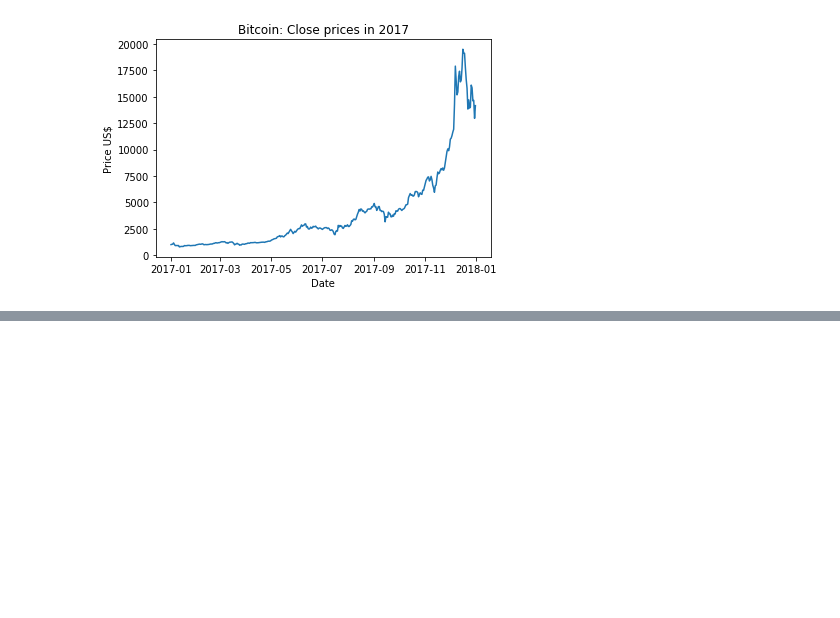
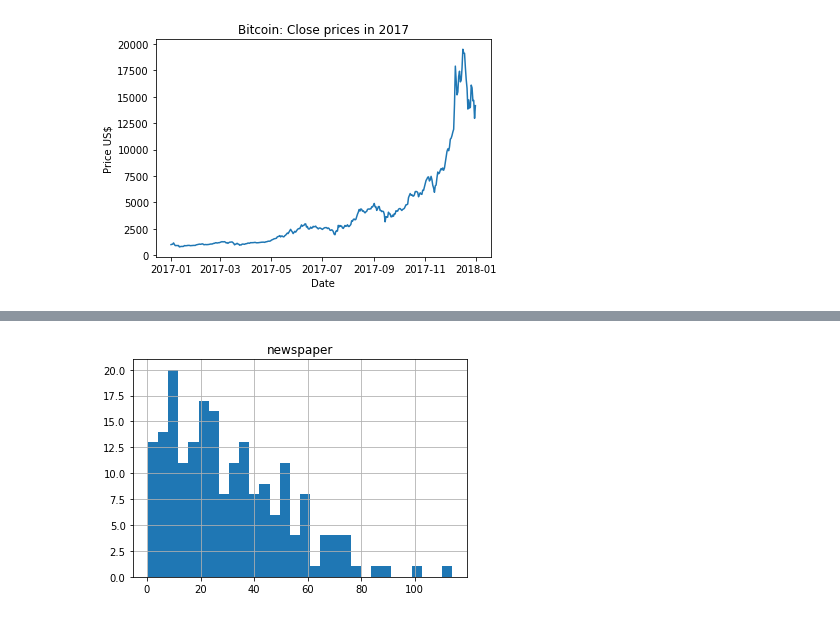
Before and after one commit to angelacpd/Scientific_Python, a Jupyter notebook: UFSC/Ex_1/Ex1_Solution.ipynb, the cells around one changed output, grey strips where cells are left out. Saved outputs shown, nothing was run; the diff lists cells and outputs as text; code cells hidden in the pictures; blank space fills up the shorter version.

```diff
--- a/UFSC/Ex_1/Ex1_Solution.ipynb
+++ b/UFSC/Ex_1/Ex1_Solution.ipynb
@@ -274,0 +321,5 @@ Testes que não funcionaram
+# %%
+# Histograma da coluna 3, "newspaper"
+df.hist("newspaper", bins=30);
+# %% [output]
+[figure, added]
```
Also changed, not shown: parts of 12 cells of this notebook.
